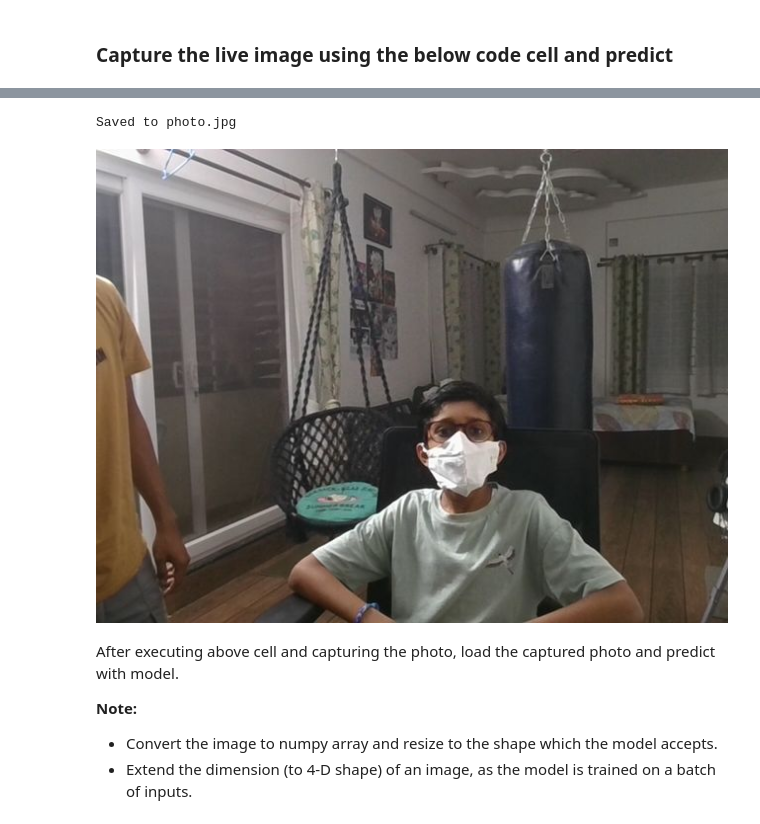
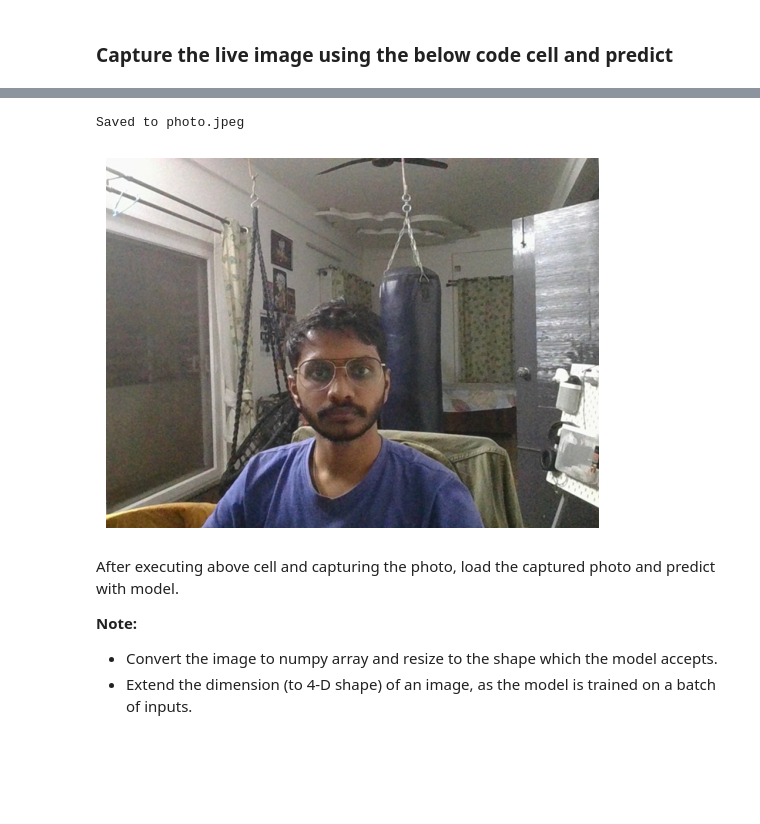
Before and after one commit to KruthikKoundinyas/FaceMask-Detection-CNN, a Jupyter notebook: Kruthik_Face_Mask_Detection_CNN.ipynb, the cells around one changed output, grey strips where cells are left out. Drawn from its saved outputs; the diff is of its cells as text; code cells hidden in the pictures; blank space fills up the shorter version.

```diff
--- a/Kruthik_Face_Mask_Detection_CNN.ipynb
+++ b/Kruthik_Face_Mask_Detection_CNN.ipynb
@@ -342,10 +350,10 @@ Test Accuracy: 0.4726
 # %%
 #@title Capture the photo
 from IPython.display import display, Javascript
-from google.colab.output import eval_js
 from base64 import b64decode
+import cv2
 
-def take_photo(filename='photo.jpg', quality=0.8):
+def take_photo(filename='photo.jpeg', quality=0.8):
   js = Javascript('''
     async function takePhoto(quality) {
       const div = document.createElement('div');
@@ -378,17 +386,27 @@ def take_photo(filename='photo.jpg', quality=0.8):
     }
     ''')
   display(js)
-  data = eval_js('takePhoto({})'.format(quality))
-  binary = b64decode(data.split(',')[1])
-  with open(filename, 'wb') as f:
-    f.write(binary)
-  return filename
 
-from IPython.display import Image
-try:
-  filename = take_photo()
-  print('Saved to {}'.format(filename))
-  display(Image(filename))
-except Exception as err:
-  print(str(err))
+def capture_image(filename="photo.jpeg"):
+    cap = cv2.VideoCapture(0)  # 0 = default webcam
+    if not cap.isOpened():
+        print("Error: Could not open webcam")
+        return None
+
+    ret, frame = cap.read()
+    cap.release()
+
+    if ret:
+        cv2.imwrite(filename, frame)
+        print(f"Saved to {filename}")
+        return filename
+    else:
+        print("Error: Failed to capture image")
+        return None
+filename = capture_image("photo.jpeg")
+if filename:
+    img = PIL.Image.open(filename)
+    plt.imshow(img)
+    plt.axis("off")
+    plt.show()
 # %% [output]
@@ -396,5 +413,5 @@ except Exception as err:
-Saved to photo.jpg
+Saved to photo.jpeg
-[figure, old version]
+[figure, new version]
 # %% [markdown]
 After executing above cell and capturing the photo, load the captured photo and predict with model.
 
```
Also changed, not shown: parts of 9 cells of this notebook, 3 other files.
